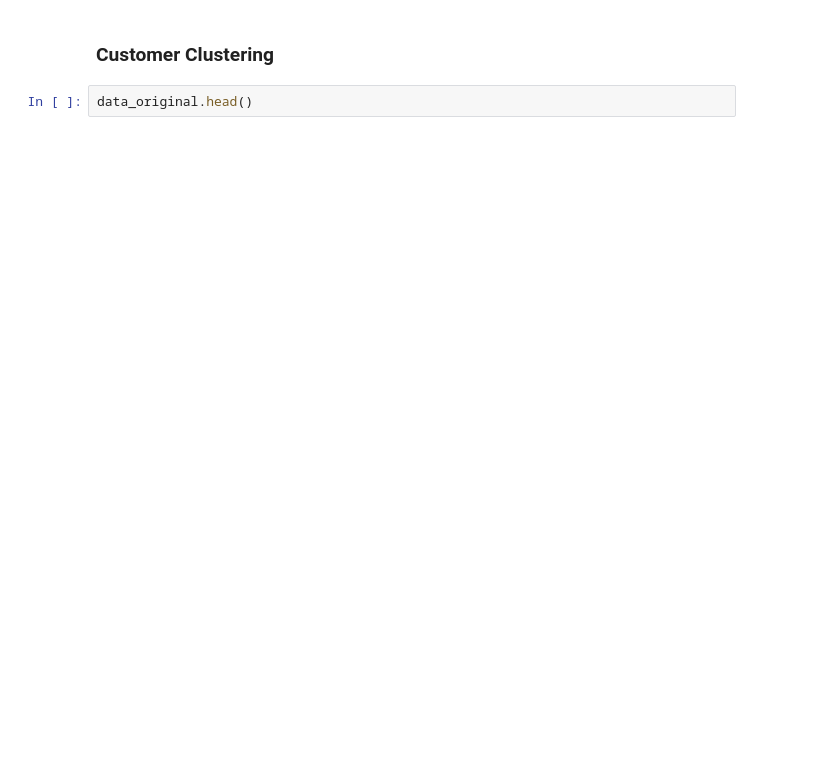
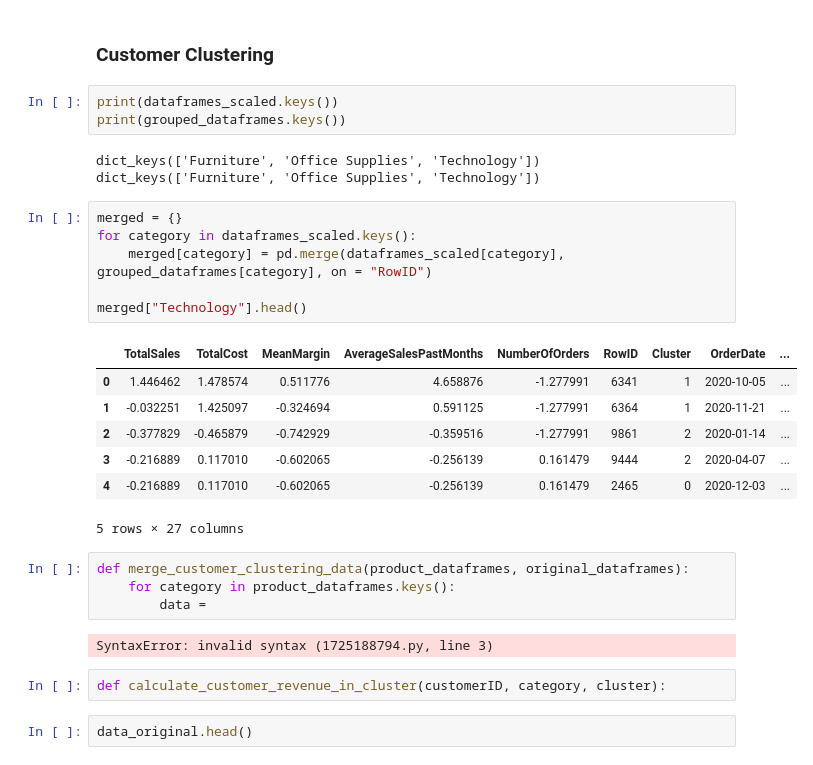
Before and after one commit to CogitoNTNU/CogitoXInfor-h24, a Jupyter notebook: HermanNotebook.ipynb, the cells around one changed output. Saved outputs shown, nothing was run; the diff lists cells and outputs as text; blank space fills up the shorter version.

```diff
--- a/HermanNotebook.ipynb
+++ b/HermanNotebook.ipynb
@@ -340,5 +352,33 @@ visualize_clusters(model, dataframes_scaled["Office Supplies"])
 # %% [markdown]
 ### Customer Clustering
+# %%
+print(dataframes_scaled.keys())
+print(grouped_dataframes.keys())
+# %% [output]
+dict_keys(['Furniture', 'Office Supplies', 'Technology'])
+dict_keys(['Furniture', 'Office Supplies', 'Technology'])
+# %%
+merged = {}
+for category in dataframes_scaled.keys():
+    merged[category] = pd.merge(dataframes_scaled[category], grouped_dataframes[category], on = "RowID")
+
+merged["Technology"].head()
+# %% [output]
+|  | TotalSales | TotalCost | MeanMargin | AverageSalesPastMonths | NumberOfOrders | RowID | Cluster | OrderDate | ... |
+| 0 | 1.446462 | 1.478574 | 0.511776 | 4.658876 | -1.277991 | 6341 | 1 | 2020-10-05 | ... |
+| 1 | -0.032251 | 1.425097 | -0.324694 | 0.591125 | -1.277991 | 6364 | 1 | 2020-11-21 | ... |
+| 2 | -0.377829 | -0.465879 | -0.742929 | -0.359516 | -1.277991 | 9861 | 2 | 2020-01-14 | ... |
+| 3 | -0.216889 | 0.117010 | -0.602065 | -0.256139 | 0.161479 | 9444 | 2 | 2020-04-07 | ... |
+| 4 | -0.216889 | 0.117010 | -0.602065 | -0.256139 | 0.161479 | 2465 | 0 | 2020-12-03 | ... |
+5 rows × 27 columns
+# %%
+def merge_customer_clustering_data(product_dataframes, original_dataframes):
+    for category in product_dataframes.keys():
+        data =
+# %% [output]
+SyntaxError: invalid syntax (1725188794.py, line 3)
+# %%
+def calculate_customer_revenue_in_cluster(customerID, category, cluster):
 # %%
 data_original.head()
 # %% [output]
```
Also changed, not shown: parts of 9 cells of this notebook.
